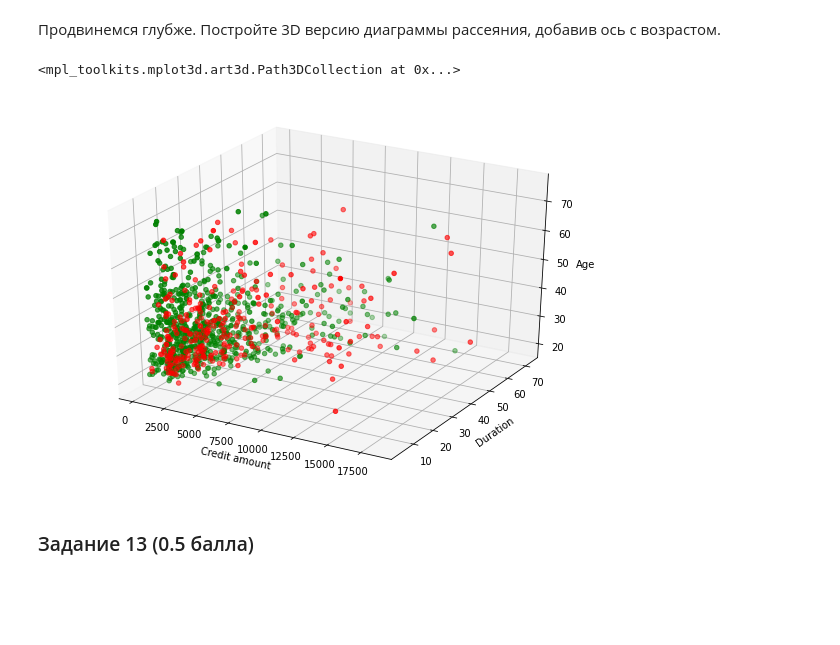
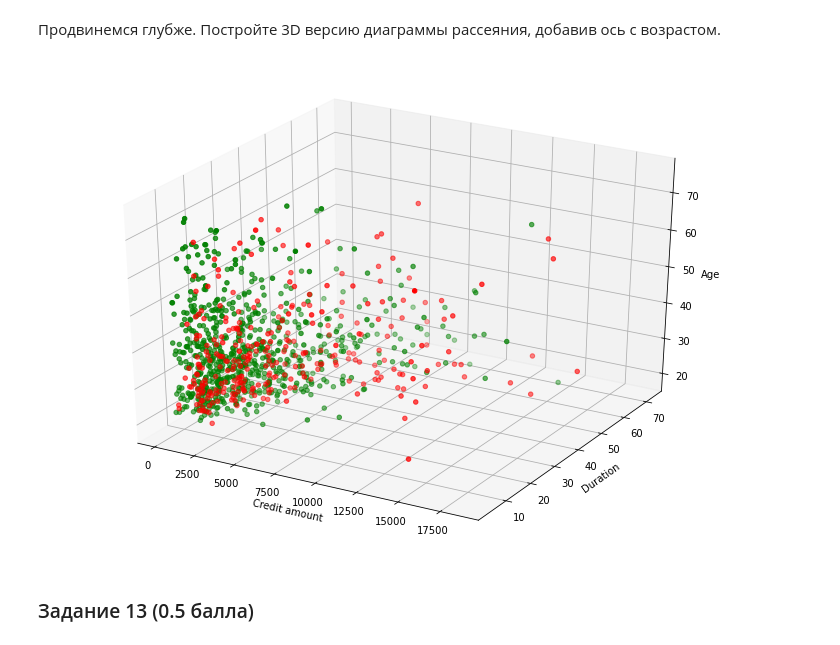
Before and after one commit to IgorLukhnev/hse_iad_data_analysis, a Jupyter notebook: hw3/hw03-EDA.ipynb, the cells around one changed output. Saved outputs shown, nothing was run; the diff lists cells and outputs as text; code cells hidden in the pictures; blank space fills up the shorter version.

```diff
--- a/hw3/hw03-EDA.ipynb
+++ b/hw3/hw03-EDA.ipynb
@@ -222,27 +225,23 @@ sns.scatterplot(data=data, x="amount", y="duration", hue="credit_risk", palette=
 Продвинемся глубже. Постройте 3D версию диаграммы рассеяния, добавив ось с возрастом.
 # %%
 # Вывод: при учете возраста, размера кредита и его срока, видно, что положительные кейсмы преобладают в области с суммой кредита менее 2500, сроком от 10 до 50 и возрастом от 30 до 70
+# from mpl_toolkits.mplot3d import Axes3D
 fig = plt.figure(figsize=(10, 7))
 ax = fig.add_subplot(111, projection = '3d')
+# ax = Axes3D(fig)
 
-xg = data[data['credit_risk'] == "good"]['amount']
-yg = data[data['credit_risk'] == "good"]['duration']
-zg = data[data['credit_risk'] == "good"]['age']
-
-xb = data[data['credit_risk'] == "bad"]['amount']
-yb = data[data['credit_risk'] == "bad"]['duration']
-zb = data[data['credit_risk'] == "bad"]['age']
+for risk, c in (("bad", 'r'), ("good", 'g')):
+    x = data[data['credit_risk'] == risk]['amount']
+    y = data[data['credit_risk'] == risk]['duration']
+    z = data[data['credit_risk'] == risk]['age']
+    ax.scatter(x, y, z, color=c)
 
 ax.set_xlabel("Credit amount")
 ax.set_ylabel("Duration")
 ax.set_zlabel("Age")
-
-ax.scatter(xb, yb, zb, color="r")
-
-ax.scatter(xg, yg, zg, color="g")
+fig.tight_layout()
 # %% [output]
-<mpl_toolkits.mplot3d.art3d.Path3DCollection at 0x...>
-[figure, old version]
+[figure, new version]
 # %% [markdown]
 ### Задание 13  (0.5 балла)
 # %% [markdown]
```
Also changed, not shown: parts of 3 cells of this notebook.
